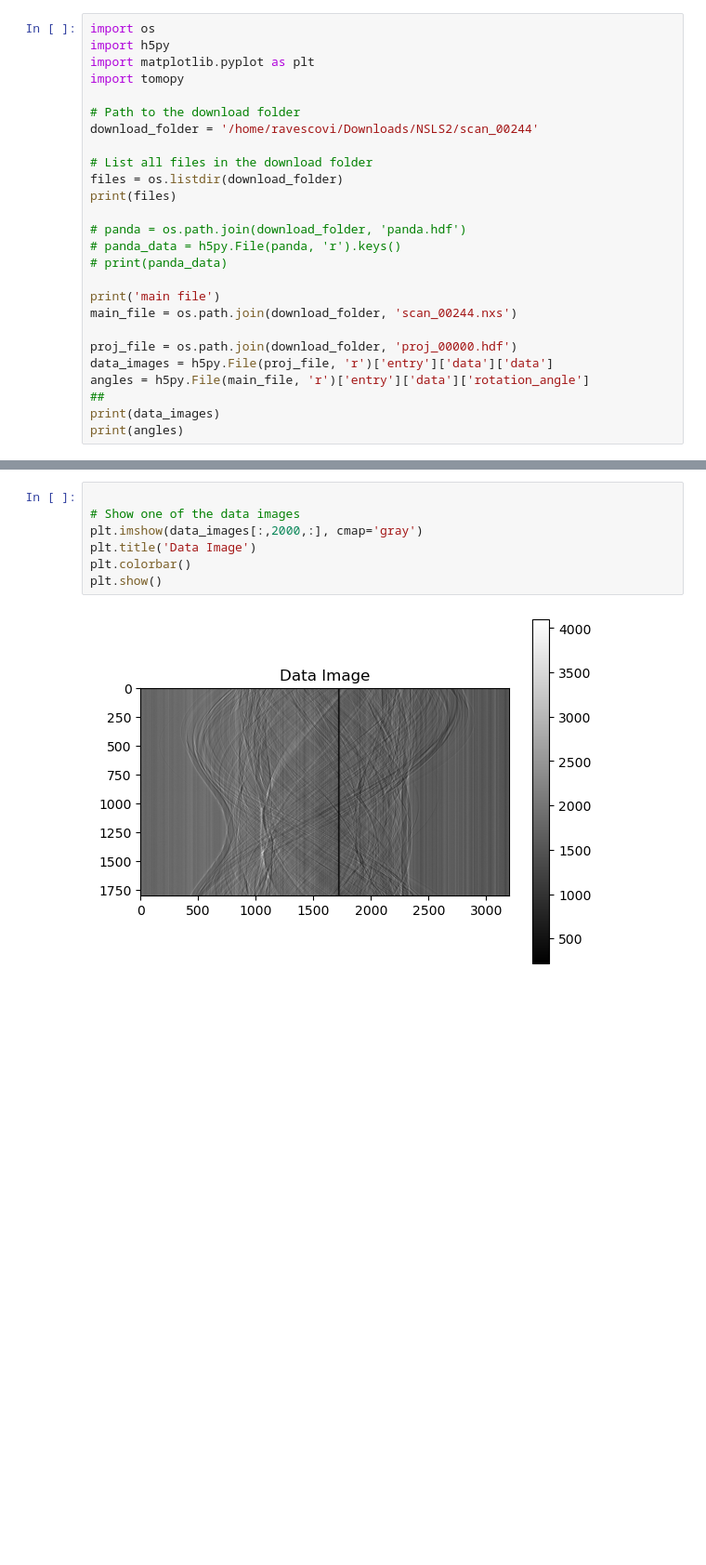
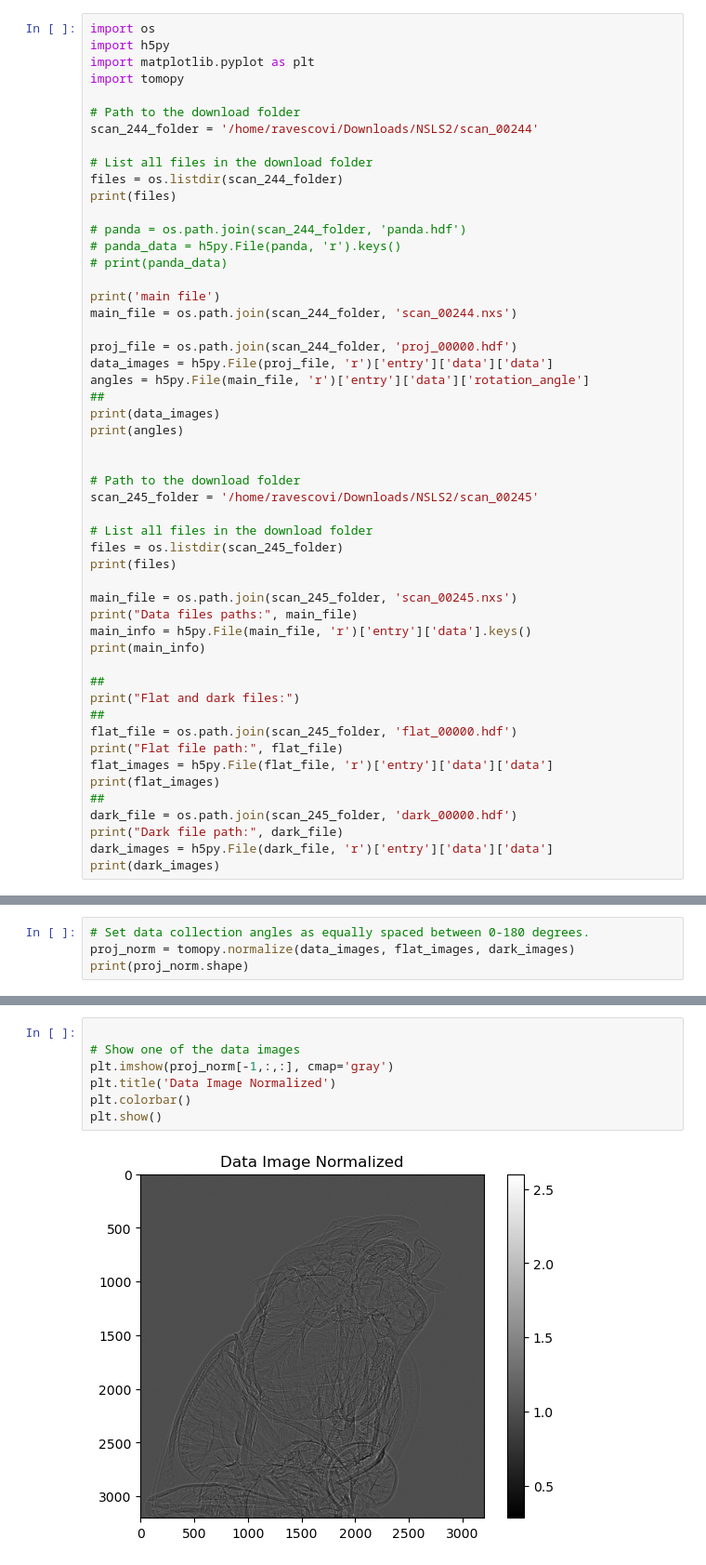
Before and after one commit to globus-labs/tomography_flow, a Jupyter notebook: notebooks/tomo_nsls_244.ipynb, the cells around one changed output, grey strips where cells are left out. Shown at 93% size. Cells and saved outputs as stored; diff of their text form; blank space fills up the shorter version.

```diff
--- a/notebooks/tomo_nsls_244.ipynb
+++ b/notebooks/tomo_nsls_244.ipynb
@@ -5,24 +5,50 @@ import matplotlib.pyplot as plt
 import tomopy
 
 # Path to the download folder
-download_folder = '/home/ravescovi/Downloads/NSLS2/scan_00244'
+scan_244_folder = '/home/ravescovi/Downloads/NSLS2/scan_00244'
 
 # List all files in the download folder
-files = os.listdir(download_folder)
+files = os.listdir(scan_244_folder)
 print(files)
 
-# panda = os.path.join(download_folder, 'panda.hdf')
+# panda = os.path.join(scan_244_folder, 'panda.hdf')
 # panda_data = h5py.File(panda, 'r').keys()
 # print(panda_data)
 
 print('main file')
-main_file = os.path.join(download_folder, 'scan_00244.nxs')
+main_file = os.path.join(scan_244_folder, 'scan_00244.nxs')
 
-proj_file = os.path.join(download_folder, 'proj_00000.hdf')
+proj_file = os.path.join(scan_244_folder, 'proj_00000.hdf')
 data_images = h5py.File(proj_file, 'r')['entry']['data']['data']
 angles = h5py.File(main_file, 'r')['entry']['data']['rotation_angle']
 ##
 print(data_images)
 print(angles)
+
+
+# Path to the download folder
+scan_245_folder = '/home/ravescovi/Downloads/NSLS2/scan_00245'
+
+# List all files in the download folder
+files = os.listdir(scan_245_folder)
+print(files)
+
+main_file = os.path.join(scan_245_folder, 'scan_00245.nxs')
+print("Data files paths:", main_file)
+main_info = h5py.File(main_file, 'r')['entry']['data'].keys()
+print(main_info)
+
+##
+print("Flat and dark files:")
+##
+flat_file = os.path.join(scan_245_folder, 'flat_00000.hdf')
+print("Flat file path:", flat_file)
+flat_images = h5py.File(flat_file, 'r')['entry']['data']['data']
+print(flat_images)
+##
+dark_file = os.path.join(scan_245_folder, 'dark_00000.hdf')
+print("Dark file path:", dark_file)
+dark_images = h5py.File(dark_file, 'r')['entry']['data']['data']
+print(dark_images)
 # %% [output]
 ['proj_00000.hdf', 'panda.hdf', 'scan_00244.nxs']
@@ -30,0 +89,4 @@ print(angles)
+# %%
+# Set data collection angles as equally spaced between 0-180 degrees.
+proj_norm = tomopy.normalize(data_images, flat_images, dark_images)
+print(proj_norm.shape)
@@ -40,9 +103,9 @@ plt.show()
 # %%
 
 # Show one of the data images
-plt.imshow(data_images[:,2000,:], cmap='gray')
-plt.title('Data Image')
+plt.imshow(proj_norm[-1,:,:], cmap='gray')
+plt.title('Data Image Normalized')
 plt.colorbar()
 plt.show()
 # %% [output]
-[figure, old version]
+[figure, new version]
```
Also changed, not shown: parts of 11 cells of this notebook, 1 other file.
